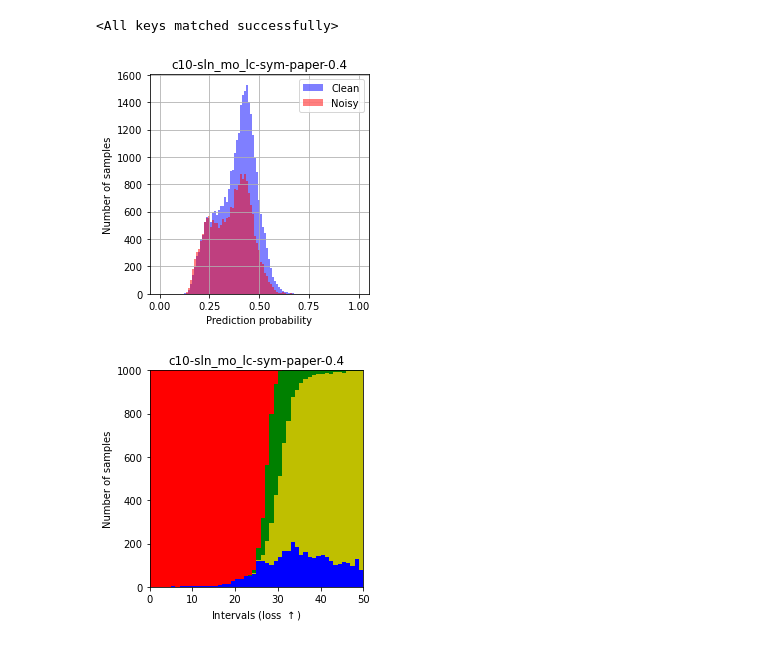
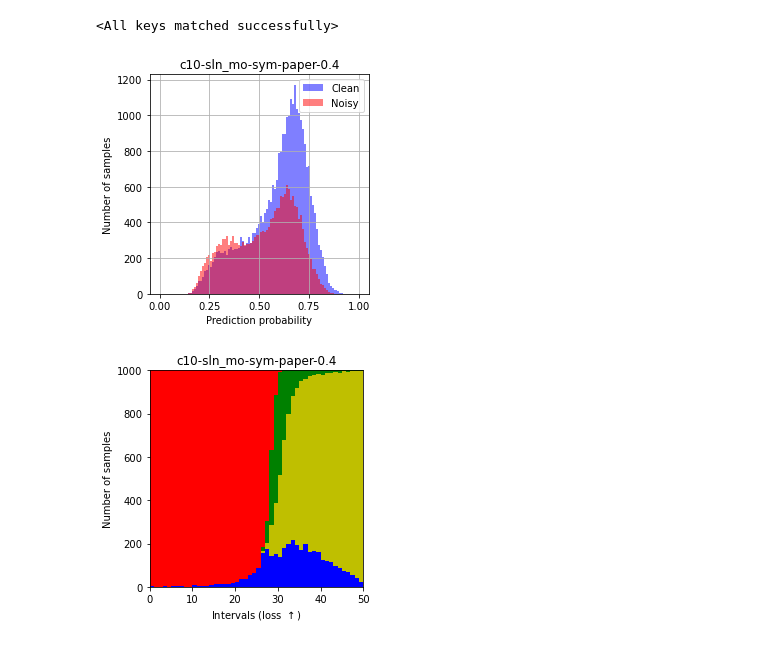
Before and after one commit to mark-antal-csizmadia/re-sln, a Jupyter notebook: main.ipynb, the cells around one changed output. Drawn from its saved outputs; the diff is of its cells as text; code cells hidden in the pictures.

Commit message:
cifar10-sym-paper-sln+mo-exp_2021-11-25 16:46:29.066838 assets

```diff
--- a/main.ipynb
+++ b/main.ipynb
@@ -410,17 +410,17 @@ labels_csv_path:data/cifar10/label_noisy/sym0.4.csv, noise_rules_csv_path:data/c
 # %%
 loss, accuracy, losses, softmaxes, predictions = test(model=model, device=device, dataloader=train_eval_dataloader)
 # %%
-exp_id = "exp_2021-11-25 13:35:29.501403"
+exp_id = "exp_2021-11-25 16:46:29.066838"
 viz_save_path = Path(f"assets/{exp_id}")
-title = "c10-sln_mo_lc-sym-paper-0.4"
+title = "c10-sln_mo-sym-paper-0.4"
 
 plot_prediction_probabilities(softmaxes=softmaxes, indices_noisy=indices_noisy, title=title, viz_save_path=viz_save_path)
 # %% [output]
-[figure, old version]
+[figure, new version]
 # %%
-exp_id = "exp_2021-11-25 13:35:29.501403"
+exp_id = "exp_2021-11-25 16:46:29.066838"
 viz_save_path = Path(f"assets/{exp_id}")
-title = "c10-sln_mo_lc-sym-paper-0.4"
+title = "c10-sln_mo-sym-paper-0.4"
 
 plot_sample_dissection(
     train_eval_dataloader=train_eval_dataloader,
@@ -432,4 +432,4 @@ plot_sample_dissection(
     viz_save_path=viz_save_path
 )
 # %% [output]
-[figure, old version]
+[figure, new version]
```
Also changed, not shown: parts of 1 cell of this notebook, 2 other files.
